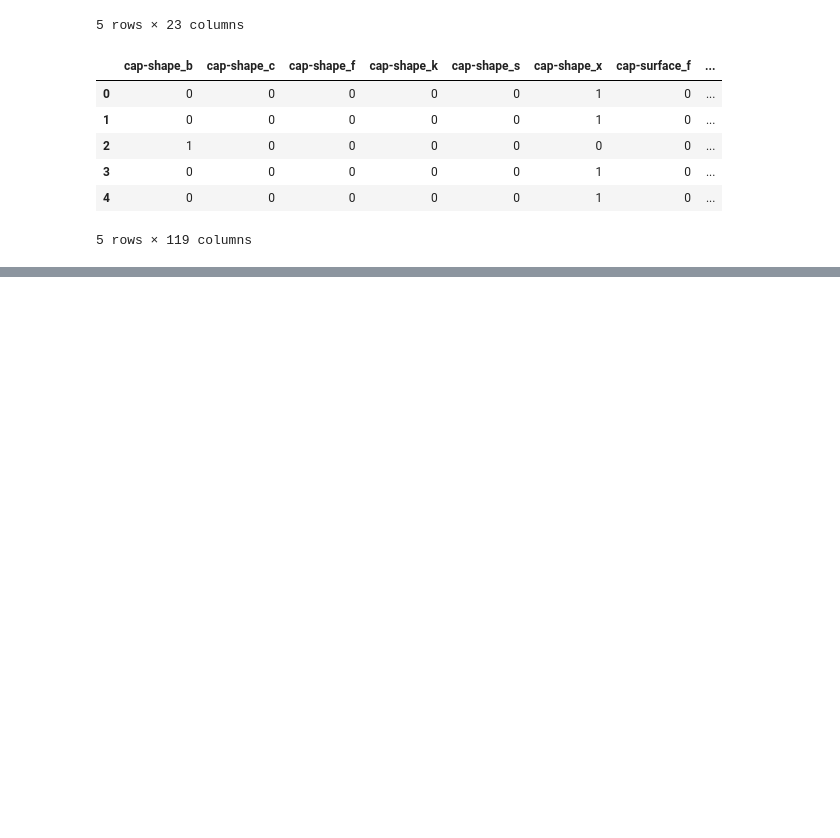
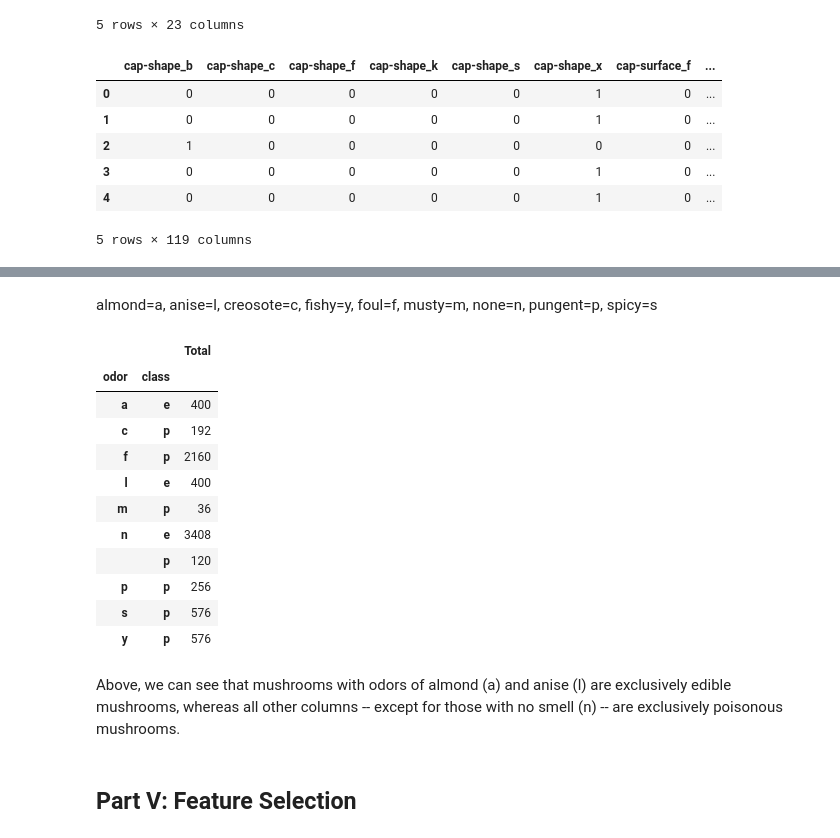
Before and after one commit to gtxsy/datamia0619, a Jupyter notebook: final-project/src/Exploration of Poisonous Mushrooms.ipynb, the cells around one changed output, grey strips where cells are left out. Drawn from its saved outputs; the diff is of its cells as text; code cells hidden in the pictures; blank space fills up the shorter version.

```diff
--- a/final-project/src/Exploration of Poisonous Mushrooms.ipynb
+++ b/final-project/src/Exploration of Poisonous Mushrooms.ipynb
@@ -180,0 +266,22 @@ decoded_mushroom_data.to_csv('./export/numerical_mushroom_data.csv', index=False
+# %% [markdown]
+almond=a, anise=l, creosote=c, fishy=y, foul=f, musty=m, none=n, pungent=p, spicy=s
+# %%
+# Explore distribution of Poisonous mushrooms by Odor
+pd.DataFrame(original_mushroom_data.groupby(['odor','class']).size(), columns=["Total"])
+# %% [output]
+|  |  | Total |
+| odor | class |  |
+| a | e | 400 |
+| c | p | 192 |
+| f | p | 2160 |
+| l | e | 400 |
+| m | p | 36 |
+| n | e | 3408 |
+|  | p | 120 |
+| p | p | 256 |
+| s | p | 576 |
+| y | p | 576 |
+# %% [markdown]
+Above, we can see that mushrooms with odors of almond (a) and anise (l) are exclusively edible mushrooms, whereas all other columns -- except for those with no smell (n) -- are exclusively poisonous mushrooms.
+# %% [markdown]
+## Part V: Feature Selection
```
Also changed, not shown: parts of 8 cells of this notebook.
